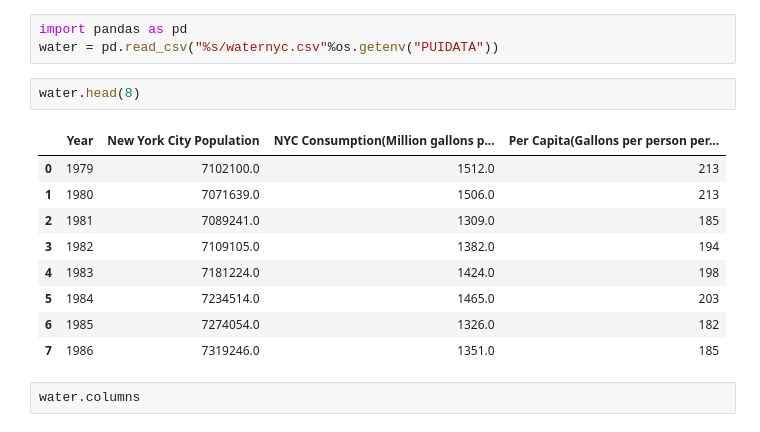
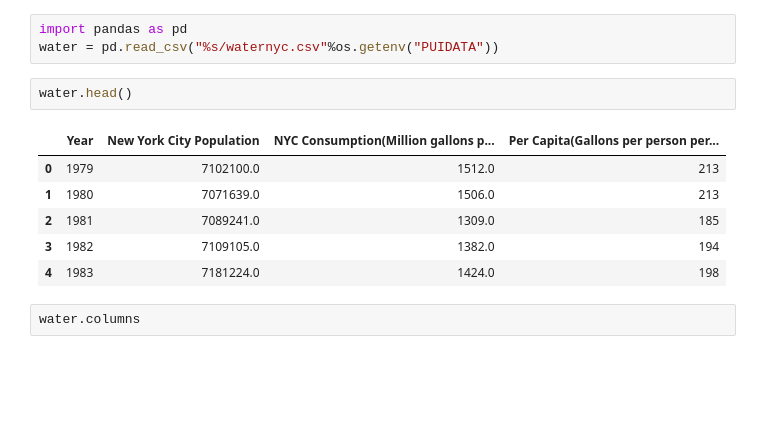
Before and after one commit to Amberchen724/PUI2018_yc3763, a Jupyter notebook: HW3_yc3763/Assignment2/Assignment2&Extra Credit.ipynb, the cells around one changed output. Saved outputs shown, nothing was run; the diff lists cells and outputs as text; blank space fills up the shorter version.

```diff
--- a/HW3_yc3763/Assignment2/Assignment2.ipynb
+++ b/HW3_yc3763/Assignment2/Assignment2&Extra Credit.ipynb
@@ -26,17 +25,14 @@ energynyc.csv  populationnyc.csv  schoolcom.csv  waternyc.csv
 import pandas as pd
 water = pd.read_csv("%s/waternyc.csv"%os.getenv("PUIDATA"))
 # %%
-water.head(8)
+water.head()
 # %% [output]
 |  | Year | New York City Population | NYC Consumption(Million gallons p... | Per Capita(Gallons per person per... |
 | 0 | 1979 | 7102100.0 | 1512.0 | 213 |
 | 1 | 1980 | 7071639.0 | 1506.0 | 213 |
 | 2 | 1981 | 7089241.0 | 1309.0 | 185 |
 | 3 | 1982 | 7109105.0 | 1382.0 | 194 |
 | 4 | 1983 | 7181224.0 | 1424.0 | 198 |
-| 5 | 1984 | 7234514.0 | 1465.0 | 203 |
-| 6 | 1985 | 7274054.0 | 1326.0 | 182 |
-| 7 | 1986 | 7319246.0 | 1351.0 | 185 |
 # %%
 water.columns
 # %% [output]
```
Also changed, not shown: parts of 5 cells of this notebook, 3 other files.
